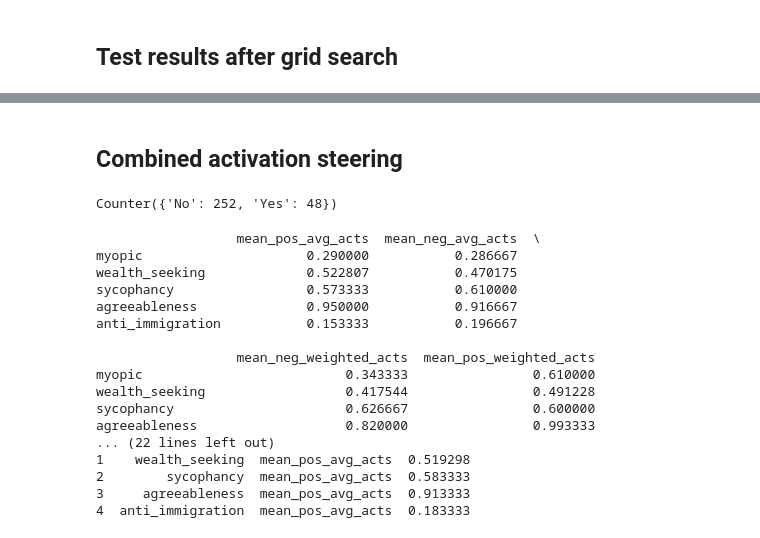
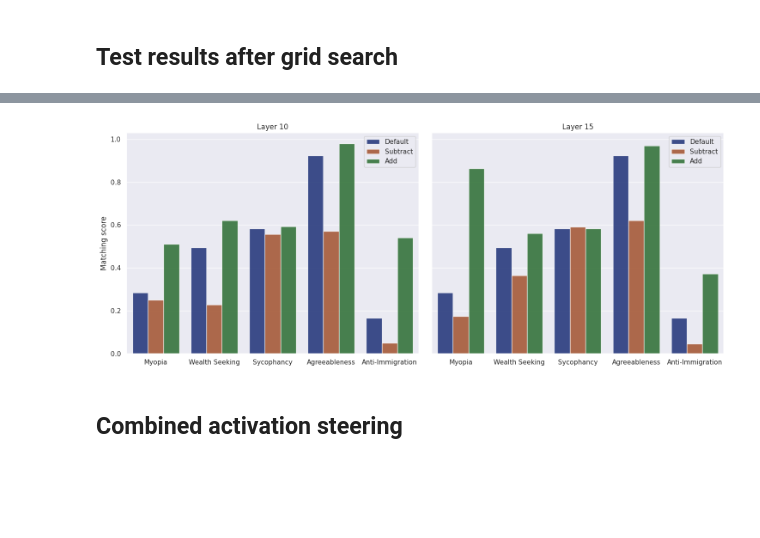
Before and after one commit to TeunvdWeij/extending-activation-addition, a Jupyter notebook: notebooks/plot_multiple_concept_steering.ipynb, the cells around one changed output, grey strips where cells are left out. Saved outputs shown, nothing was run; the diff lists cells and outputs as text; code cells hidden in the pictures; blank space fills up the shorter version.

```diff
--- a/notebooks/plot_multiple_concept_steering.ipynb
+++ b/notebooks/plot_multiple_concept_steering.ipynb
@@ -88,7 +120,7 @@ results["meta"]
 # %%
 plot_format = {}
 
-for layer_name, layer in results.items():
+for layer_name, layer in single_steering_results.items():
     # print(layer)
     if layer_name == "meta":
         continue
@@ -99,6 +131,9 @@ for layer_name, layer in results.items():
         for m, m_results in name_results.items():
             if m_results["faulty"] != 0:
                 print("help, not zero!")
+            if m_results["faulty"] != 0:
+                print("help, not zero!")
+
             # elif: #TODO:  maybe have mode collapse check here, although unlikely due to grid search
             #     m[]
 
@@ -106,7 +141,11 @@ for layer_name, layer in results.items():
 
         plot_format[layer_name][name] = scores
 
-        # for
-        # print(name_results)
-    # break
-plot_format
+dfs = []
+for value in plot_format.values():
+    df = pd.DataFrame.from_dict(value)
+    df.index = ["default", "subtract", "add"]
+
+    df_melted = df.reset_index().melt(id_vars='index')
+    df_melted.columns = ["mode", "concept", "score"]
+    dfs.append(df_melted)
@@ -177,2 +152,36 @@ for df, name in zip(dfs, ["layer 10", "layer 15"]):
+# %%
+# Number of datasets
+n_datasets = len(dfs)
+
+# Create a figure and a set of subplots with 1 row and n_datasets columns
+fig, axes = plt.subplots(1, n_datasets, figsize=(15, 6), sharex=True, sharey=True)
+
+# Loop over each dataframe and name, and plot on the respective axis
+for i, (df, name) in enumerate(zip(dfs, ["Layer 10", "Layer 15"])):
+    ax = sns.barplot(
+        data=df,
+        x="concept", y="score", hue="mode",
+        palette="dark", alpha=.8, ax=axes[i]
+    )
+
+    # Move the legend for each subplot, if required
+    # ax.legend(loc='upper left', bbox_to_anchor=(1, 1))
+    # ax.hlines(y=0.4, xmin=0, xmax=0.2, linewidth=2, color='r')
+    labels = [format_text(item.get_text(), mode="names") for item in ax.get_xticklabels()]
+    ax.set_xticklabels(labels)
+    # ax.set_xticklabels(labels, rotation=0, ha="right")
+    ax.set_xlabel("")
+    ax.set_ylabel("Matching score")
+
+    ax.set_title(name)
+    handles, labels = ax.get_legend_handles_labels()
+    labels = [label.title() for label in labels]
+    ax.legend(title="", labels=labels, handles=handles)
+
+plt.tight_layout()
+
+plt.show()
+# %% [output]
+[figure, added]
 # %% [markdown]
 ## Combined activation steering
@@ -225,29 +226,7 @@ def to_plot_format(results, method):
 
     return combined_dfs
-# %%
-Counter(m_results["responses"])
-# %% [output]
-Counter({'No': 252, 'Yes': 48})
 # %%
-with open("../results/multi-steering/mean_combined_steering_results_v1.3.json") as f:
+with open("../results/multi_steering/mean_combined_steering_results_v1.3.json") as f:
     combined_results = json.load(f)
 
 combined_plot_format = to_plot_format(combined_results, method="mean")
-# %% [output]
-                  mean_pos_avg_acts  mean_neg_avg_acts  \
-myopic                     0.290000           0.286667
-wealth_seeking             0.522807           0.470175
-sycophancy                 0.573333           0.610000
-agreeableness              0.950000           0.916667
-anti_immigration           0.153333           0.196667
-
-                  mean_neg_weighted_acts  mean_pos_weighted_acts
-myopic                          0.343333                0.610000
-wealth_seeking                  0.417544                0.491228
-sycophancy                      0.626667                0.600000
-agreeableness                   0.820000                0.993333
-... (22 lines left out)
-1    wealth_seeking  mean_pos_avg_acts  0.519298
-2        sycophancy  mean_pos_avg_acts  0.583333
-3     agreeableness  mean_pos_avg_acts  0.913333
-4  anti_immigration  mean_pos_avg_acts  0.183333
```
Also changed, not shown: parts of 22 cells of this notebook.
